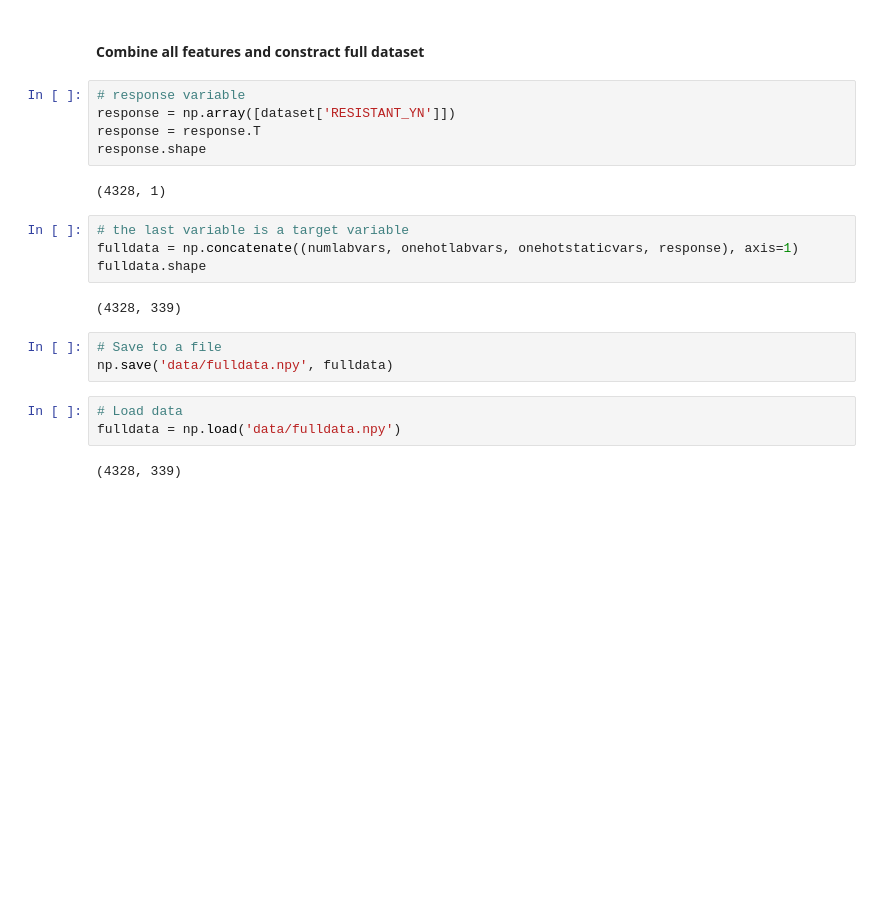
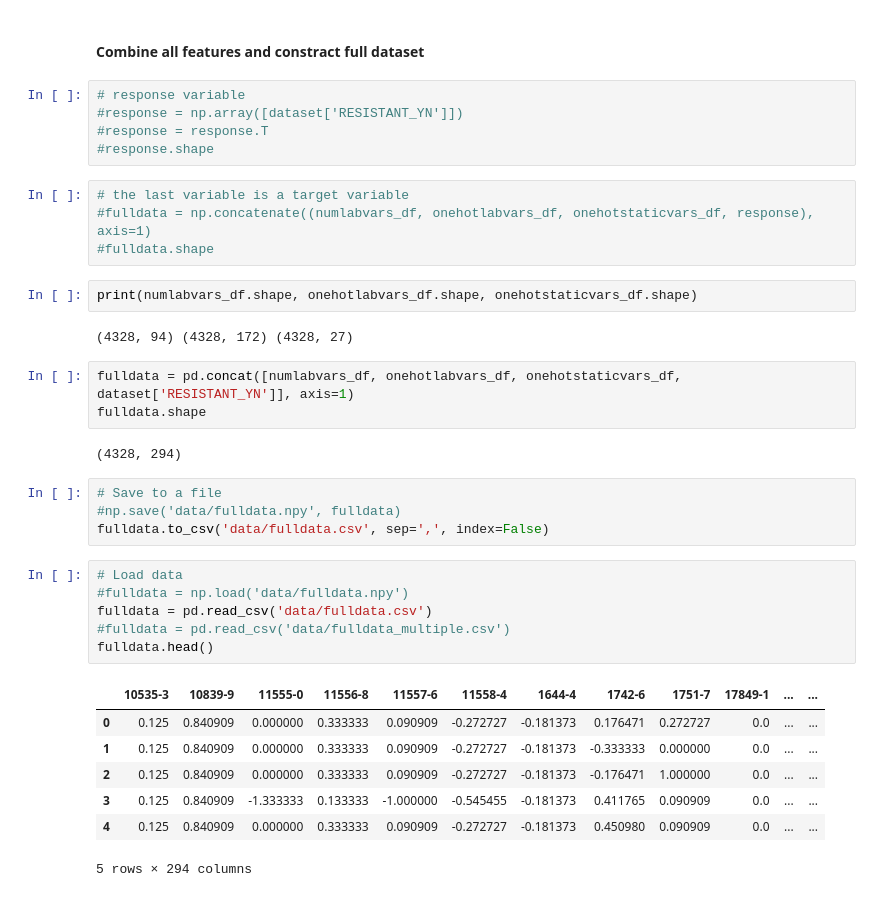
Before and after one commit to The-Electric-Moccasins/resistance-prediction, a Jupyter notebook: esbl_model_dev_ts.ipynb, the cells around one changed output. Saved outputs shown, nothing was run; the diff lists cells and outputs as text; blank space fills up the shorter version.

```diff
--- a/esbl_model_dev_ts.ipynb
+++ b/esbl_model_dev_ts.ipynb
@@ -390,22 +440,37 @@ array([[0., 1., 0., ..., 0., 0., 1.],
 #### Combine all features and constract full dataset
 # %%
 # response variable
-response = np.array([dataset['RESISTANT_YN']])
-response = response.T
-response.shape
+#response = np.array([dataset['RESISTANT_YN']])
+#response = response.T
+#response.shape
-# %% [output]
-(4328, 1)
 # %%
 # the last variable is a target variable
-fulldata = np.concatenate((numlabvars, onehotlabvars, onehotstaticvars, response), axis=1)
-fulldata.shape
+#fulldata = np.concatenate((numlabvars_df, onehotlabvars_df, onehotstaticvars_df, response), axis=1)
+#fulldata.shape
-# %% [output]
-(4328, 339)
+# %%
+print(numlabvars_df.shape, onehotlabvars_df.shape, onehotstaticvars_df.shape)
+# %% [output]
+(4328, 94) (4328, 172) (4328, 27)
+# %%
+fulldata = pd.concat([numlabvars_df, onehotlabvars_df, onehotstaticvars_df, dataset['RESISTANT_YN']], axis=1)
+fulldata.shape
+# %% [output]
+(4328, 294)
 # %%
 # Save to a file
-np.save('data/fulldata.npy', fulldata)
+#np.save('data/fulldata.npy', fulldata)
+fulldata.to_csv('data/fulldata.csv', sep=',', index=False)
 # %%
 # Load data
-fulldata = np.load('data/fulldata.npy')
+#fulldata = np.load('data/fulldata.npy')
+fulldata = pd.read_csv('data/fulldata.csv')
+#fulldata = pd.read_csv('data/fulldata_multiple.csv')
+fulldata.head()
 # %% [output]
+|  | 10535-3 | 10839-9 | 11555-0 | 11556-8 | 11557-6 | 11558-4 | 1644-4 | 1742-6 | 1751-7 | 17849-1 | ... | ... |
+| 0 | 0.125 | 0.840909 | 0.000000 | 0.333333 | 0.090909 | -0.272727 | -0.181373 | 0.176471 | 0.272727 | 0.0 | ... | ... |
+| 1 | 0.125 | 0.840909 | 0.000000 | 0.333333 | 0.090909 | -0.272727 | -0.181373 | -0.333333 | 0.000000 | 0.0 | ... | ... |
+| 2 | 0.125 | 0.840909 | 0.000000 | 0.333333 | 0.090909 | -0.272727 | -0.181373 | -0.176471 | 1.000000 | 0.0 | ... | ... |
+| 3 | 0.125 | 0.840909 | -1.333333 | 0.133333 | -1.000000 | -0.545455 | -0.181373 | 0.411765 | 0.090909 | 0.0 | ... | ... |
+| 4 | 0.125 | 0.840909 | 0.000000 | 0.333333 | 0.090909 | -0.272727 | -0.181373 | 0.450980 | 0.090909 | 0.0 | ... | ... |
-(4328, 339)
+5 rows × 294 columns
```
Also changed, not shown: parts of 35 cells of this notebook.
